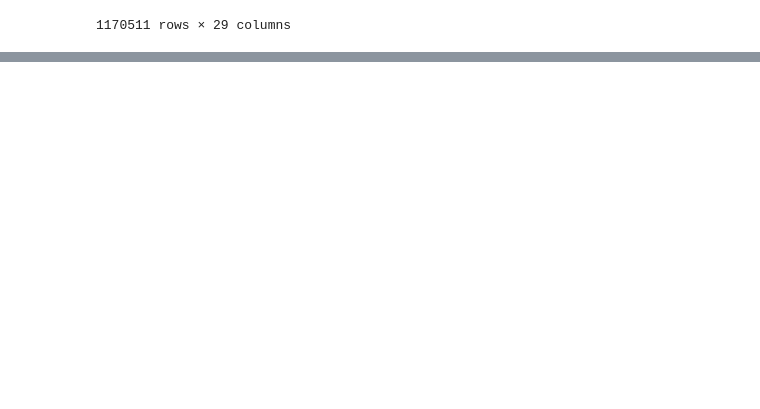
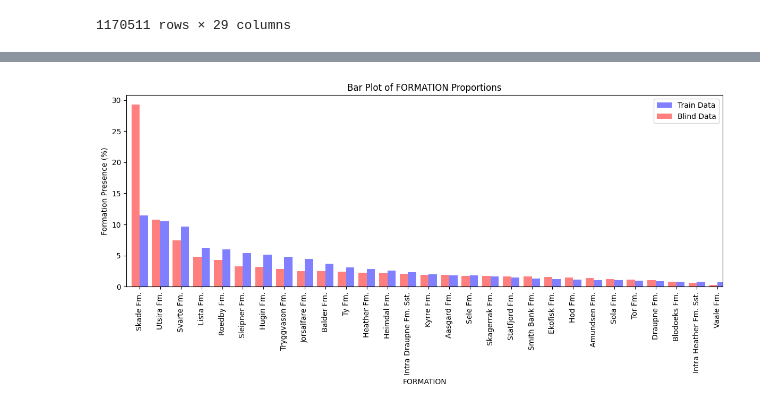
Before and after one commit to Lousiboupi/Machine-learning-project, a Jupyter notebook: 04_lithology_prediction/01_notebooks/00_subsetting_data_force_2020.ipynb, the cells around one changed output, grey strips where cells are left out. Cells and saved outputs as stored; diff of their text form; code cells hidden in the pictures; blank space fills up the shorter version.

```diff
--- a/04_lithology_prediction/01_notebooks/00_subsetting_data_force_2020.ipynb
+++ b/04_lithology_prediction/01_notebooks/00_subsetting_data_force_2020.ipynb
@@ -31,3 +31,9 @@ data
 | 1170509 | 7/1-2 S | 3169.7684 | NaN | NaN | NaN | VESTLAND GP. | Bryne Fm. | 8.313779 | NaN | NaN | ... | ... |
 | 1170510 | 7/1-2 S | 3169.9204 | NaN | NaN | NaN | VESTLAND GP. | Bryne Fm. | 8.294910 | NaN | NaN | ... | ... |
 1170511 rows × 29 columns
+# %%
+subset_data = data[(data['Y_LOC'] < 6700000) & (data['Y_LOC'] > 6500000)]
+subset_data
+num_wells = subset_data['WELL'].nunique()
+well_counts = subset_data['WELL'].value_counts()
+print(well_counts)
@@ -33,0 +130,23 @@ data
+# %%
+train_counts = train_data['FORMATION'].value_counts()
+test_counts = blind_data['FORMATION'].value_counts()
+
+train_proportions = train_counts / train_counts.sum()*100
+test_proportions = test_counts / test_counts.sum()*100
+
+fig, ax = plt.subplots(figsize=(12, 6))  # Increase the figure size
+
+width = 0.4  # Adjust the width of the bars
+train_proportions.plot(kind='bar', color='blue', alpha=0.5, label='Train Data', position=0, width=width)
+test_proportions.plot(kind='bar', color='red', alpha=0.5, label='Blind Data', position=1, width=width)
+
+ax.set_xlabel('FORMATION')
+ax.set_ylabel('Formation Presence (%)')
+ax.set_title('Bar Plot of FORMATION Proportions')
+ax.legend()
+
+plt.tight_layout()  # Add space between the bins
+
+plt.show()
+# %% [output]
+[figure, added]
```
Also changed, not shown: parts of 7 cells of this notebook.
